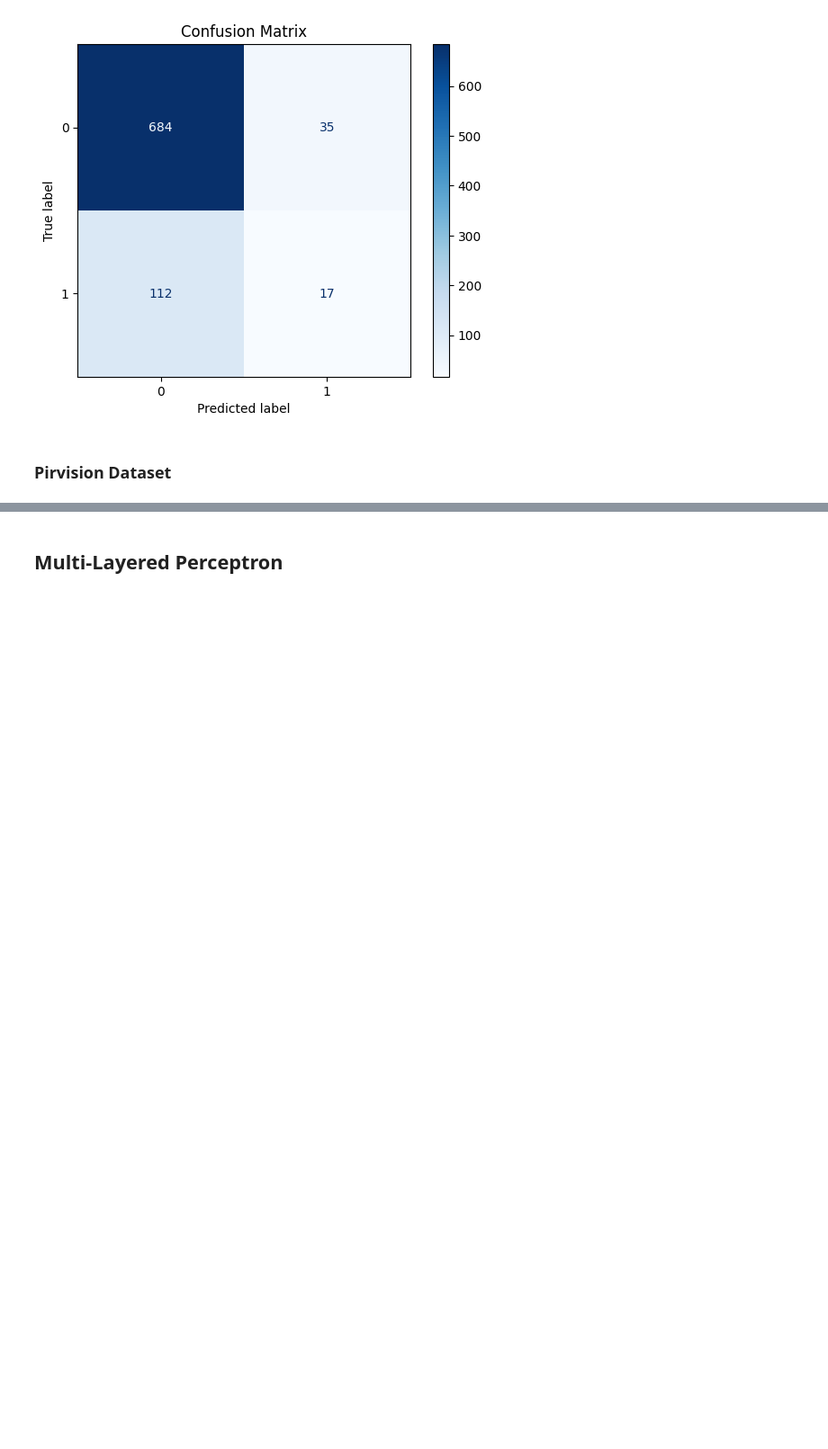
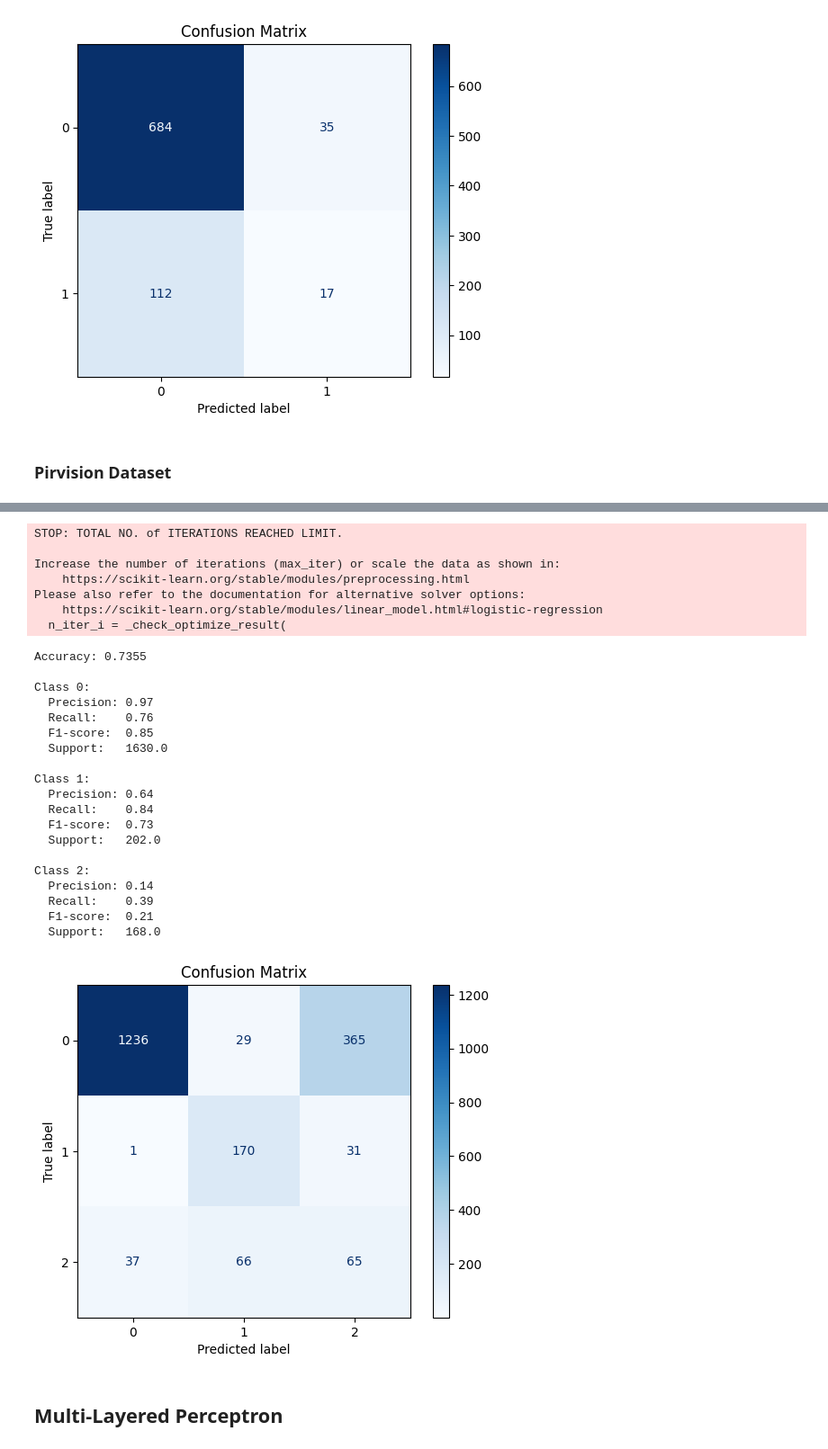
Before and after one commit to alexandradinca2908/Coronary-Disease-ML-Analysis, a Jupyter notebook: ml_aplicat.ipynb, the cells around one changed output, grey strips where cells are left out. Shown at 90% size. Saved outputs shown, nothing was run; the diff lists cells and outputs as text; code cells hidden in the pictures; blank space fills up the shorter version.

```diff
--- a/ml_aplicat.ipynb
+++ b/ml_aplicat.ipynb
@@ -979,2 +935,71 @@ plt.show()
+# %%
+# X and y
+X = pirvision_df_encoded.drop('Class', axis=1).values
+y = pirvision_df_encoded['Class'].values
+
+# Split
+X_train, X_test, y_train, y_test = train_test_split(X, y, test_size=0.2, random_state=42)
+
+# Train model
+clf_lr = LogisticRegression(
+    solver='lbfgs',
+    max_iter=1000,
+    class_weight='balanced',
+    C=1.0
+)
+clf_lr.fit(X_train, y_train)
+
+y_pred = clf_lr.predict(X_test)
+
+# Evaluate
+print("Accuracy:", accuracy_score(y_test, y_pred))
+print()
+
+report = classification_report(y_test, y_pred, output_dict=True)
+
+# Display metrics
+for class_label in ['0', '1', '2']:
+    metrics = report[class_label]
+    print(f"Class {class_label}:")
+    print(f"  Precision: {metrics['precision']:.2f}")
+    print(f"  Recall:    {metrics['recall']:.2f}")
+    print(f"  F1-score:  {metrics['f1-score']:.2f}")
+    print(f"  Support:   {metrics['support']}")
+    print()
+
+# Confusion matrix
+cm = confusion_matrix(y_test, y_pred)
+disp = ConfusionMatrixDisplay(confusion_matrix=cm, display_labels=clf_lr.classes_)
+disp.plot(cmap='Blues')
+plt.title("Confusion Matrix")
+plt.show()
+# %% [output]
+STOP: TOTAL NO. of ITERATIONS REACHED LIMIT.
+
+Increase the number of iterations (max_iter) or scale the data as shown in:
+    https://scikit-learn.org/stable/modules/preprocessing.html
+Please also refer to the documentation for alternative solver options:
+    https://scikit-learn.org/stable/modules/linear_model.html#logistic-regression
+  n_iter_i = _check_optimize_result(
+Accuracy: 0.7355
+
+Class 0:
+  Precision: 0.97
+  Recall:    0.76
+  F1-score:  0.85
+  Support:   1630.0
+
+Class 1:
+  Precision: 0.64
+  Recall:    0.84
+  F1-score:  0.73
+  Support:   202.0
+
+Class 2:
+  Precision: 0.14
+  Recall:    0.39
+  F1-score:  0.21
+  Support:   168.0
+[figure, added]
 # %% [markdown]
 ## Multi-Layered Perceptron
```
Also changed, not shown: parts of 11 cells of this notebook.
